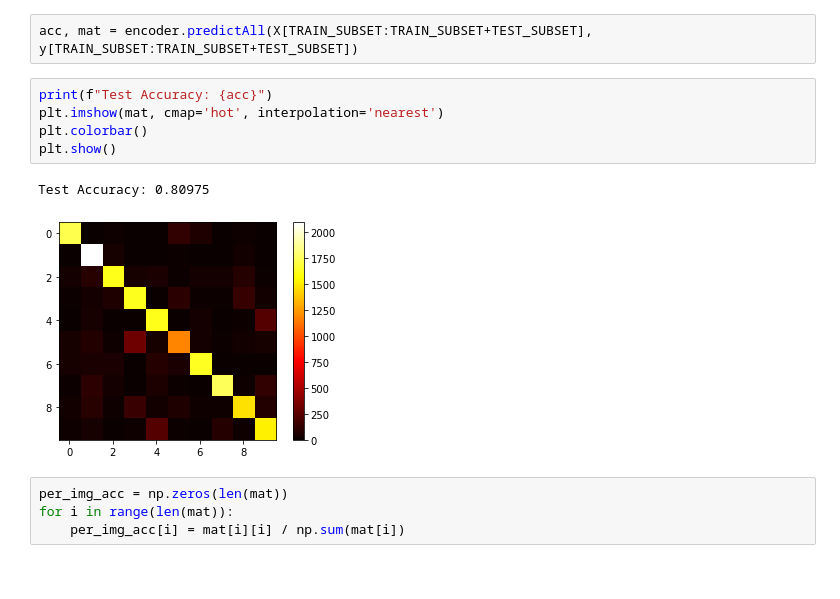
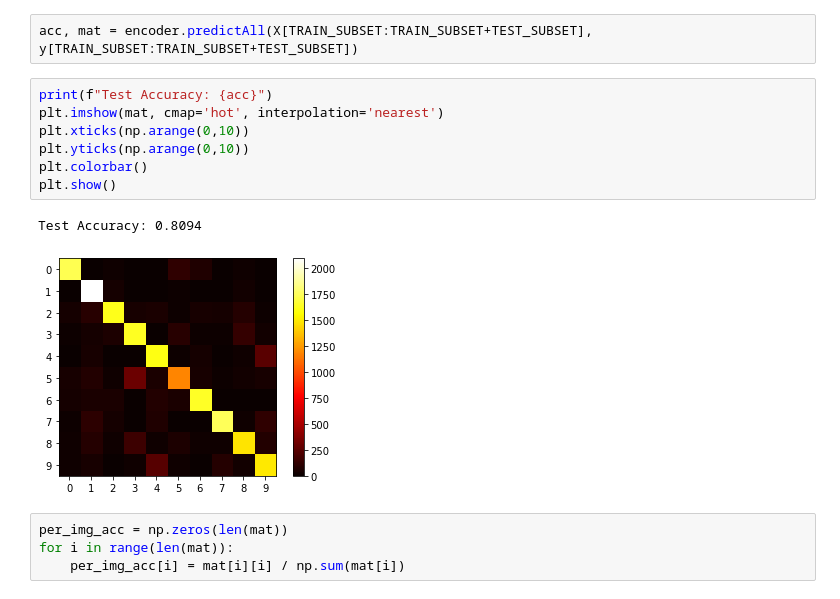
Before and after one commit to HCEspino/CS295_FinalProject, a Jupyter notebook: classifier.ipynb, the cells around one changed output. Drawn from its saved outputs; the diff is of its cells as text.

```diff
--- a/classifier.ipynb
+++ b/classifier.ipynb
@@ -241,11 +244,13 @@ acc, mat = encoder.predictAll(X[TRAIN_SUBSET:TRAIN_SUBSET+TEST_SUBSET], y[TRAIN_
 # %%
 print(f"Test Accuracy: {acc}")
 plt.imshow(mat, cmap='hot', interpolation='nearest')
+plt.xticks(np.arange(0,10))
+plt.yticks(np.arange(0,10))
 plt.colorbar()
 plt.show()
 # %% [output]
-Test Accuracy: 0.80975
+Test Accuracy: 0.8094
-[figure, old version]
+[figure, new version]
 # %%
 per_img_acc = np.zeros(len(mat))
 for i in range(len(mat)):
```
Also changed, not shown: parts of 10 cells of this notebook.
